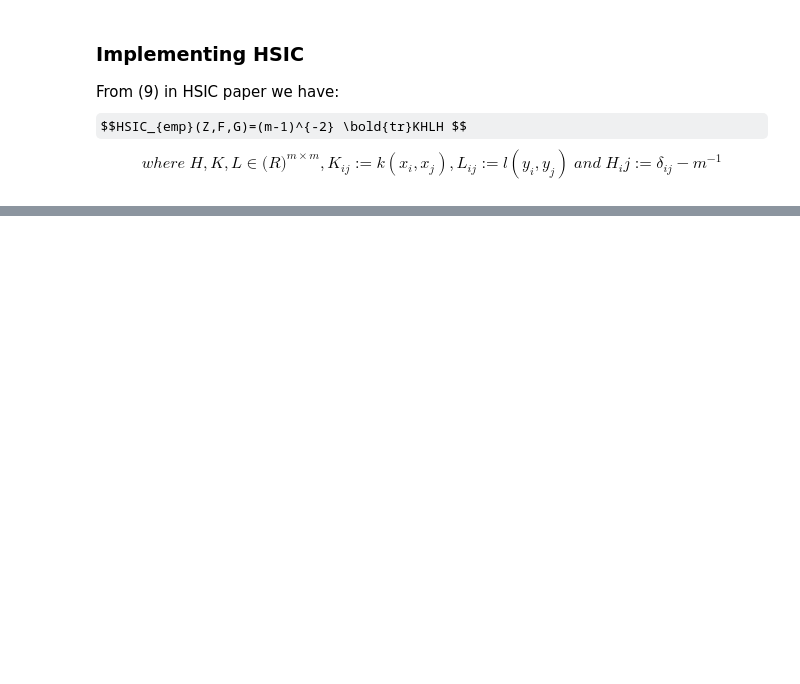
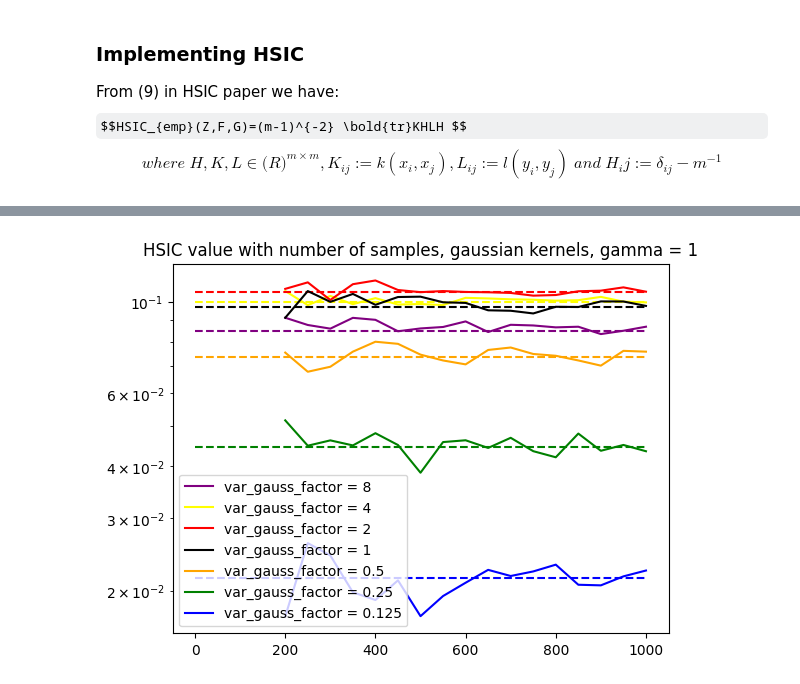
Before and after one commit to Noe-Bosc-Haddad/Gretton-independence-tests, a Jupyter notebook: test-notebooks/Presentation_notebook.ipynb, the cells around one changed output, grey strips where cells are left out. Drawn from its saved outputs; the diff is of its cells as text; code cells hidden in the pictures; some formulas as TeX source; blank space fills up the shorter version.

```diff
--- a/test-notebooks/Presentation_notebook.ipynb
+++ b/test-notebooks/Presentation_notebook.ipynb
@@ -387,0 +450,53 @@ plt.show()
+# %%
+from sympy.stats import Normal,E
+from sympy import exp,sqrt,N
+factor = 1
+Kf = lambda x,y : K_gaussian(x,y,factor)
+Kg = lambda x,y : K_gaussian(x,y,factor)
+
+
+m = 1000
+start_point = 200
+step= 50
+gamma = 1
+gamma_bar= np.sqrt(1-gamma**2)
+factors = [1/8,1/4,1/2,1,2,4,8]
+res_factors = np.empty((len(factors),(m-start_point)//step +1))
+x_axis = np.array(list(range(start_point,m+1,step)))
+colors = ['blue','green',"orange","black","red","yellow","purple"]
+if len(colors)!=len(factors):
+    raise ValueError("the numbers of colors doesn't match the number of gamma value given")
+
+
+
+for i in tqdm(range(len(factors))):
+    factor_i = factors[i]
+    Kf_i = lambda x,y : K_gaussian(x,y,factor_i)
+    Kg_i = lambda x,y : K_gaussian(x,y,factor_i)
+
+    for j in tqdm(range(start_point,m+1,step)):
+        k = (j-start_point)//step
+        x = np.random.normal(0,1,j)
+        y = gamma*x + gamma_bar*np.random.normal(0,1,j)
+        res_factors[i][k] = HSIC(Kf_i,Kg_i,x,y)
+
+X = Normal('X',0,1)
+Y = Normal('Y',0,1)
+W = Normal('W',0,sqrt(2))
+V = Normal('V',0,sqrt(2))
+
+
+for i in range(1,len(factors)+1):
+    factor_i = factors[-i]
+    Ex1y1_x2y2 = 1/sqrt(1+8*factor_i*(1+2*factor_i*(gamma_bar**2)))
+    Ex1y1_Ex2y2 = 1/(4*factor_i+1)
+    Ex1y1_Ex2Ey2 = 1/sqrt( (2*factor_i+1+2*factor_i*gamma_bar**2)*(4*factor_i+1+2*factor_i*gamma**2)-4*(factor_i*gamma*gamma_bar)**2)
+    HSIC_pop_i = Ex1y1_x2y2 + Ex1y1_Ex2y2 -2*Ex1y1_Ex2Ey2
+    plt.hlines(HSIC_pop_i,xmin=0,xmax = x_axis[-1],color = colors[-i],linestyles= "--")
+    plt.plot(x_axis,res_factors[-i],color = colors[-i], label ="var_gauss_factor = {}".format(factor_i))
+plt.title("HSIC value with number of samples, gaussian kernels, gamma = {}".format(gamma))
+plt.yscale('log')
+plt.legend()
+plt.show()
+# %% [output]
+[figure, added]
```
Also changed, not shown: parts of 7 cells of this notebook, 3 other files.
